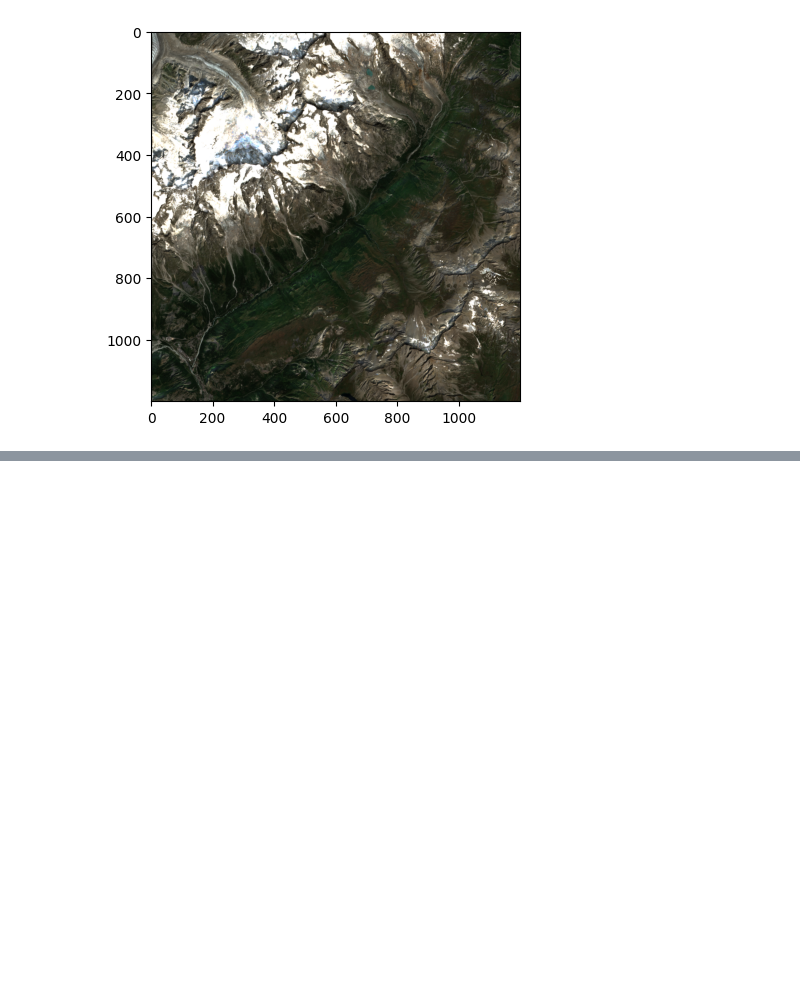
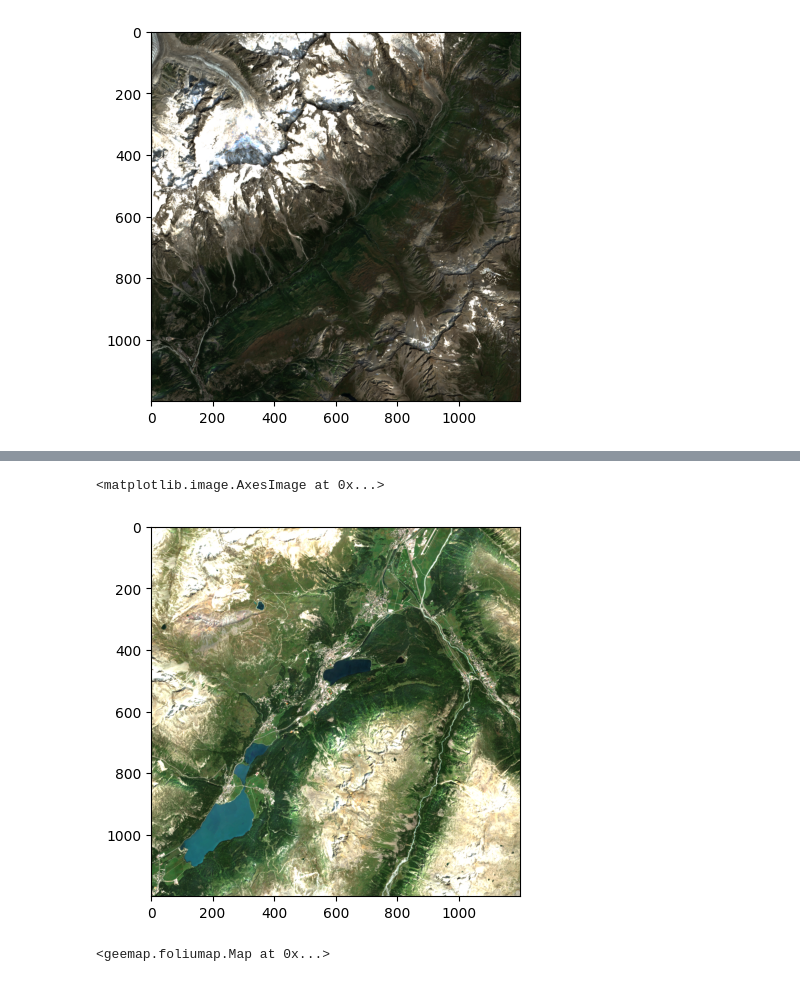
Before and after one commit to lqgentner/deep-glacier-inventory, a Jupyter notebook: notebooks/gee-s2.ipynb, the cells around one changed output, grey strips where cells are left out. Saved outputs shown, nothing was run; the diff lists cells and outputs as text; code cells hidden in the pictures; blank space fills up the shorter version.

```diff
--- a/notebooks/gee-s2.ipynb
+++ b/notebooks/gee-s2.ipynb
@@ -201,0 +211,3 @@ plt.imshow(a)
+# %%
+test_cells = cells.sample(n=5, random_state=42)
+test_cells
@@ -201,0 +227,32 @@ plt.imshow(a)
+# %%
+write_dir = ROOT_DIR / "data/raw/ee/s2-l2a-10m"
+dl = GEEDownloader(
+    file_format="GEO_TIFF",
+    grid_dist=10_000,
+    padding_ratio=0.1,
+    scale=10,
+    bands=["B4", "B3", "B2"],
+    write_dir=write_dir,
+)
+# %%
+minx, miny, maxx, maxy = test_cells.total_bounds
+bounds_coords = [
+    [minx, miny],
+    [maxx, miny],
+    [maxx, maxy],
+    [minx, maxy],
+    [minx, miny],  # close the polygon
+]
+roi_ee = ee.Geometry.Polygon([bounds_coords])
+img = get_s2_composite(roi_ee, test_start, test_end).toInt16()
+# %%
+dl = GEEDownloader(
+    file_format="GEO_TIFF",
+    grid_dist=10_000,
+    padding_ratio=0.1,
+    scale=10,
+    bands=["B4", "B3", "B2"],
+    write_dir=write_dir,
+)
+
+test_tiffs = dl.write_patches_from_df(img, test_cells)
@@ -201,0 +267,45 @@ plt.imshow(a)
+# %%
+# Load array
+with rasterio.open(str(test_tiffs[0])) as src:
+    a = src.read()
+
+a = a.transpose([1, 2, 0])
+a = (a / (3 * a.std())).clip(0, 1)
+plt.imshow(a)
+# %% [output]
+<matplotlib.image.AxesImage at 0x...>
+[figure, added]
+# %%
+# Plot the locally saved tiffs on a geemap map.
+# Add additional layer with shapes of the grid cells, stored in a geopandas data frame
+
+import geemap.foliumap as geemap
+
+m = geemap.Map()
+
+# Add each GeoTIFF as a layer
+for path in test_tiffs:
+    if path is not None:
+        m.add_raster(
+            str(path),
+            # indexes=[1, 2, 3],
+            # vmin=0,
+            # vmax=5000,
+            layer_name=f"Patch {path.stem}",
+        )
+
+# Add the grid cells as a vector layer
+m.add_gdf(test_cells, layer_name="Grid Cells", style={"color": "red", "fillOpacity": 0})
+# Add the grid points as a vector layer
+m.add_gdf(
+    test_points,
+    layer_name="Grid Points",
+    style={"color": "white"},
+)
+# Create a geemap map centered on the test cells
+center = [test_cells.lat.mean(), test_cells.lon.mean()]
+m.set_center(*center, zoom=8)
+
+m
+# %% [output]
+<geemap.foliumap.Map at 0x...>
```
Also changed, not shown: parts of 10 cells of this notebook, 3 other files.
